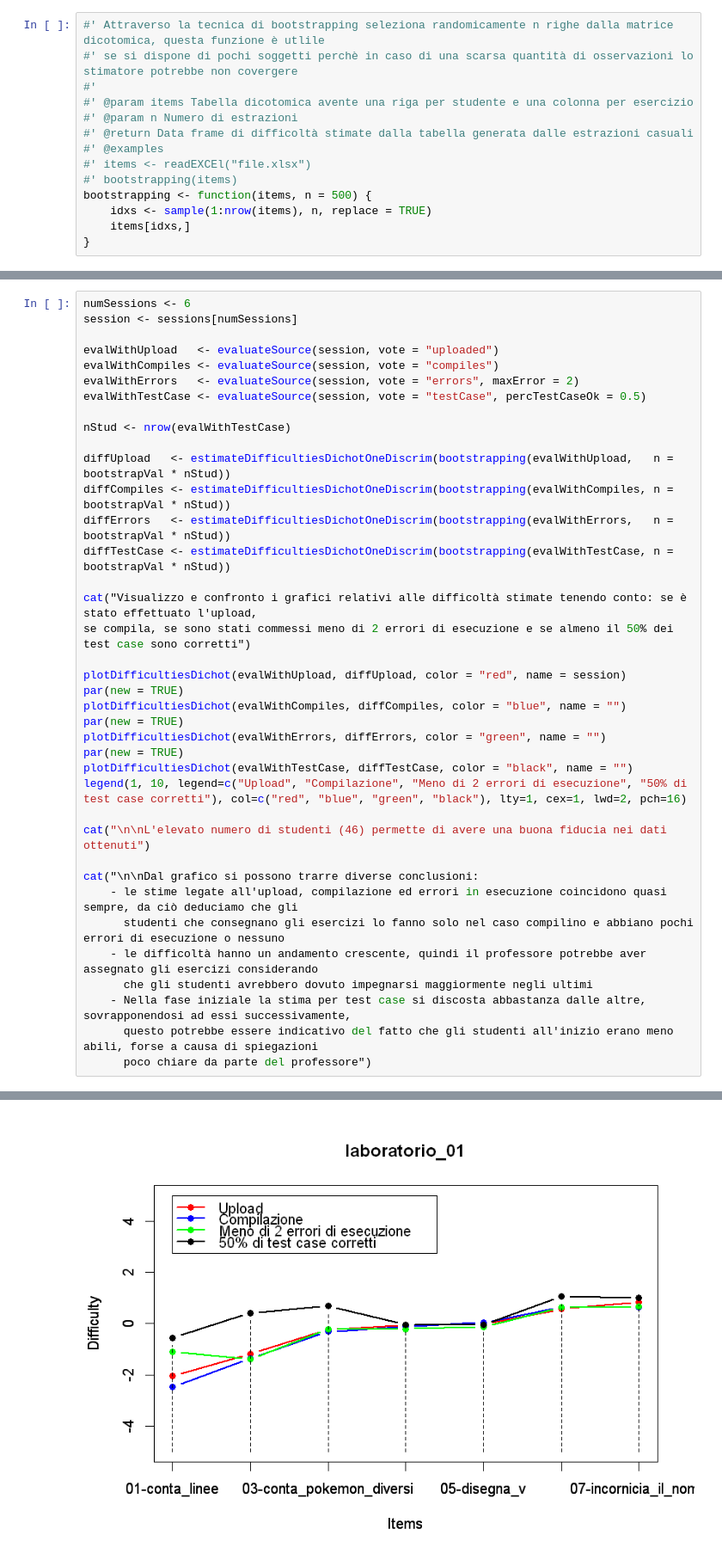
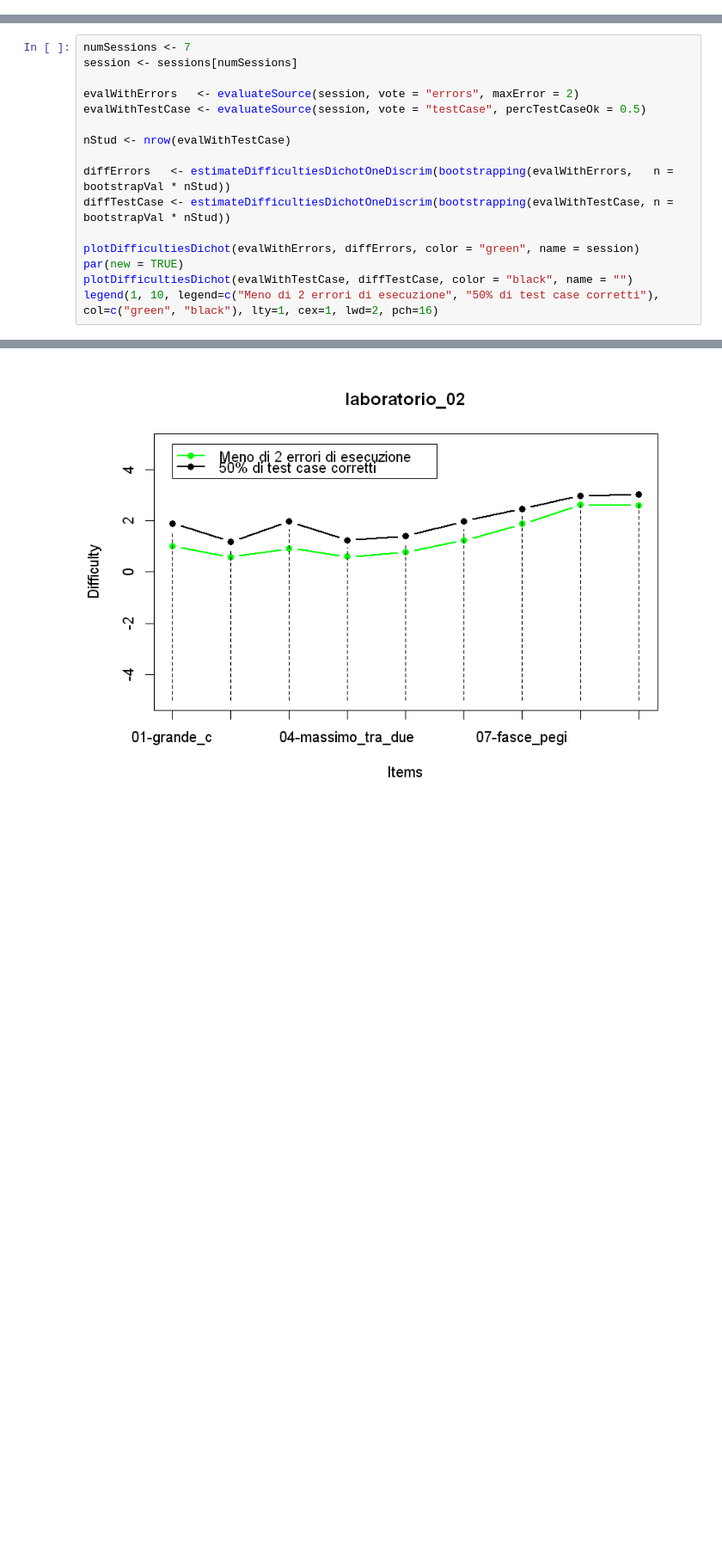
Before and after one commit to MarcoCordoni95/TesiTriennale-ItemResponseTheory, a Jupyter notebook: IRT.ipynb, the cells around one changed output, grey strips where cells are left out. Shown at 86% size. Drawn from its saved outputs; the diff is of its cells as text; blank space fills up the shorter version.

```diff
--- a/IRT.ipynb
+++ b/IRT.ipynb
@@ -176,14 +0,0 @@ plotAbilitiesDichot <- function(abil, start, end, by) {
-# %%
-#' Attraverso la tecnica di bootstrapping seleziona randomicamente n righe dalla matrice dicotomica, questa funzione è utlile
-#' se si dispone di pochi soggetti perchè in caso di una scarsa quantità di osservazioni lo stimatore potrebbe non covergere
-#'
-#' @param items Tabella dicotomica avente una riga per studente e una colonna per esercizio
-#' @param n Numero di estrazioni
-#' @return Data frame di difficoltà stimate dalla tabella generata dalle estrazioni casuali
-#' @examples
-#' items <- readEXCEl("file.xlsx")
-#' bootstrapping(items)
-bootstrapping <- function(items, n = 500) {
-    idxs <- sample(1:nrow(items), n, replace = TRUE)
-    items[idxs,]
-}
@@ -872,39 +263,17 @@ ottenere stime corrette
 # %%
-numSessions <- 6
+numSessions <- 7
 session <- sessions[numSessions]
 
-evalWithUpload   <- evaluateSource(session, vote = "uploaded")
-evalWithCompiles <- evaluateSource(session, vote = "compiles")
 evalWithErrors   <- evaluateSource(session, vote = "errors", maxError = 2)
 evalWithTestCase <- evaluateSource(session, vote = "testCase", percTestCaseOk = 0.5)
 
 nStud <- nrow(evalWithTestCase)
 
-diffUpload   <- estimateDifficultiesDichotOneDiscrim(bootstrapping(evalWithUpload,   n = bootstrapVal * nStud))
-diffCompiles <- estimateDifficultiesDichotOneDiscrim(bootstrapping(evalWithCompiles, n = bootstrapVal * nStud))
 diffErrors   <- estimateDifficultiesDichotOneDiscrim(bootstrapping(evalWithErrors,   n = bootstrapVal * nStud))
 diffTestCase <- estimateDifficultiesDichotOneDiscrim(bootstrapping(evalWithTestCase, n = bootstrapVal * nStud))
 
-cat("Visualizzo e confronto i grafici relativi alle difficoltà stimate tenendo conto: se è stato effettuato l'upload,
-se compila, se sono stati commessi meno di 2 errori di esecuzione e se almeno il 50% dei test case sono corretti")
-
-plotDifficultiesDichot(evalWithUpload, diffUpload, color = "red", name = session)
-par(new = TRUE)
-plotDifficultiesDichot(evalWithCompiles, diffCompiles, color = "blue", name = "")
-par(new = TRUE)
-plotDifficultiesDichot(evalWithErrors, diffErrors, color = "green", name = "")
+plotDifficultiesDichot(evalWithErrors, diffErrors, color = "green", name = session)
 par(new = TRUE)
 plotDifficultiesDichot(evalWithTestCase, diffTestCase, color = "black", name = "")
-legend(1, 10, legend=c("Upload", "Compilazione", "Meno di 2 errori di esecuzione", "50% di test case corretti"), col=c("red", "blue", "green", "black"), lty=1, cex=1, lwd=2, pch=16)
-
-cat("\n\nL'elevato numero di studenti (46) permette di avere una buona fiducia nei dati ottenuti")
-
-cat("\n\nDal grafico si possono trarre diverse conclusioni:
-    - le stime legate all'upload, compilazione ed errori in esecuzione coincidono quasi sempre, da ciò deduciamo che gli
-      studenti che consegnano gli esercizi lo fanno solo nel caso compilino e abbiano pochi errori di esecuzione o nessuno
-    - le difficoltà hanno un andamento crescente, quindi il professore potrebbe aver assegnato gli esercizi considerando
-      che gli studenti avrebbero dovuto impegnarsi maggiormente negli ultimi
-    - Nella fase iniziale la stima per test case si discosta abbastanza dalle altre, sovrapponendosi ad essi successivamente,
-      questo potrebbe essere indicativo del fatto che gli studenti all'inizio erano meno abili, forse a causa di spiegazioni
-      poco chiare da parte del professore")
+legend(1, 10, legend=c("Meno di 2 errori di esecuzione", "50% di test case corretti"), col=c("green", "black"), lty=1, cex=1, lwd=2, pch=16)
 # %% [output]
@@ -924 +280 @@ Dal grafico si possono trarre diverse conclusioni:
-[figure, old version]
+[figure, new version]
```
Also changed, not shown: parts of 47 cells of this notebook, 2 other files.
